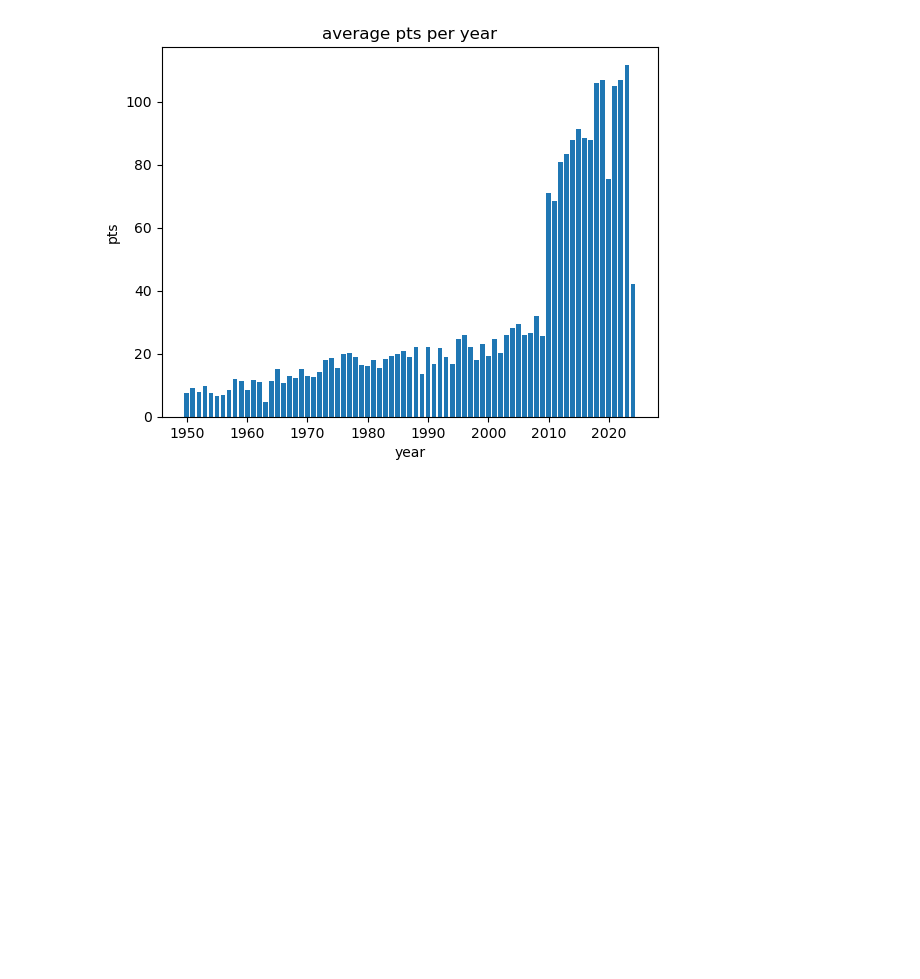
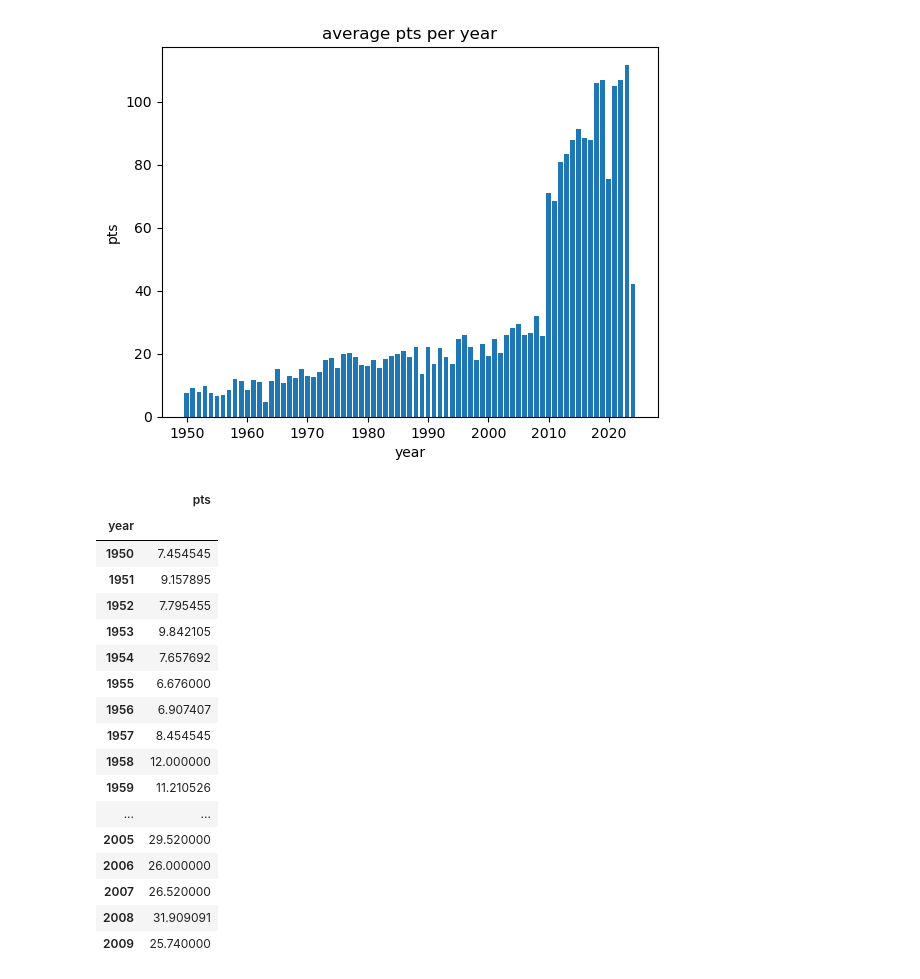
Before and after one commit to victorjgg14/f1-analisis, a Jupyter notebook: code/EDA.ipynb, the cells around one changed output. Cells and saved outputs as stored; diff of their text form; code cells hidden in the pictures; blank space fills up the shorter version.

```diff
--- a/code/EDA.ipynb
+++ b/code/EDA.ipynb
@@ -99,3 +100,26 @@ plt.ylabel("pts")
 plt.show()
 # %% [output]
 [figure]
+# %%
+df1_old = df1[df1.year < 2010]
+
+df(df1_old.groupby('year')['pts'].agg('mean'))
+# %% [output]
+|  | pts |
+| year |  |
+| 1950 | 7.454545 |
+| 1951 | 9.157895 |
+| 1952 | 7.795455 |
+| 1953 | 9.842105 |
+| 1954 | 7.657692 |
+| 1955 | 6.676000 |
+| 1956 | 6.907407 |
+| 1957 | 8.454545 |
+| 1958 | 12.000000 |
+| 1959 | 11.210526 |
+| ... | ... |
+| 2005 | 29.520000 |
+| 2006 | 26.000000 |
+| 2007 | 26.520000 |
+| 2008 | 31.909091 |
+| 2009 | 25.740000 |
```
Also changed, not shown: parts of 6 cells of this notebook.
